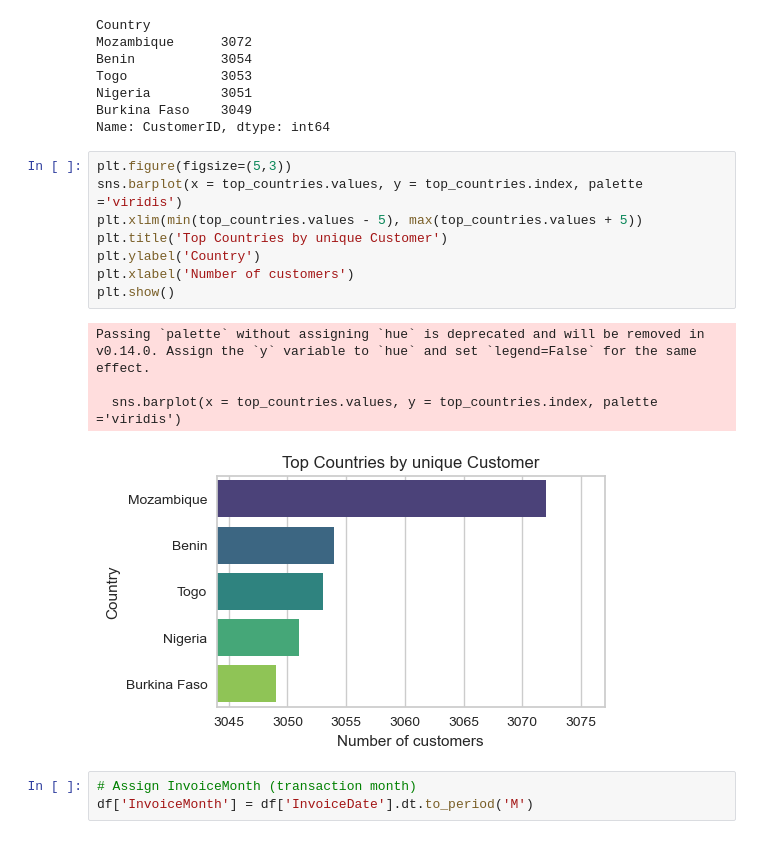
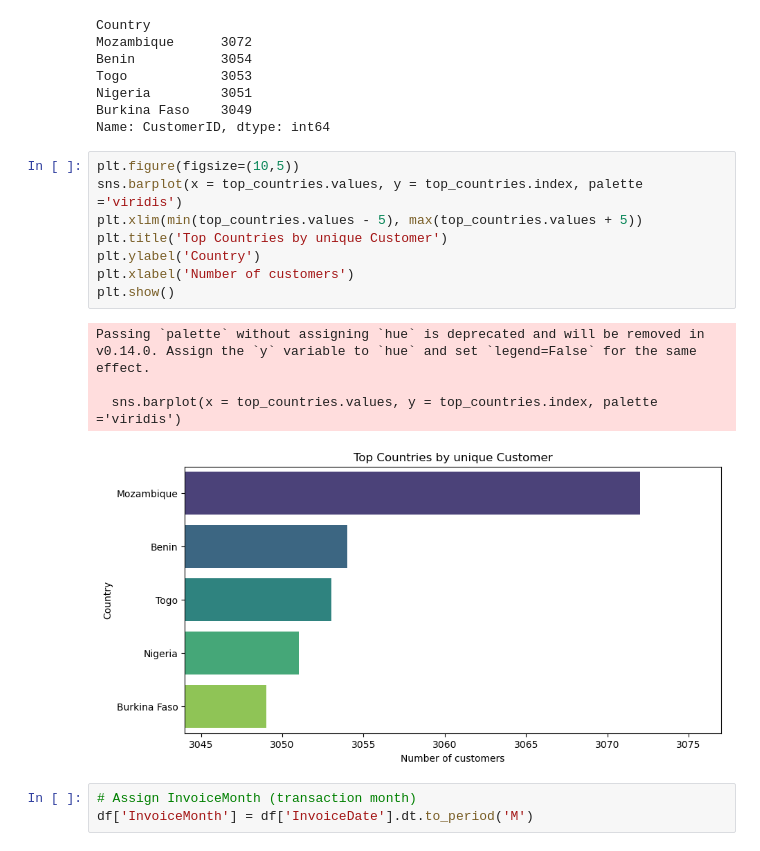
Before and after one commit to Guchi-tech/E-Shop-Pro-Cohort-Analysis-, a Jupyter notebook: cohort_analysis.ipynb, the cells around one changed output. Saved outputs shown, nothing was run; the diff lists cells and outputs as text.

```diff
--- a/cohort_analysis.ipynb
+++ b/cohort_analysis.ipynb
@@ -160,18 +160,18 @@ Nigeria         3051
 Burkina Faso    3049
 Name: CustomerID, dtype: int64
 # %%
-plt.figure(figsize=(5,3))
+plt.figure(figsize=(10,5))
 sns.barplot(x = top_countries.values, y = top_countries.index, palette ='viridis')
 plt.xlim(min(top_countries.values - 5), max(top_countries.values + 5))
 plt.title('Top Countries by unique Customer')
 plt.ylabel('Country')
 plt.xlabel('Number of customers')
 plt.show()
 # %% [output]
 Passing `palette` without assigning `hue` is deprecated and will be removed in v0.14.0. Assign the `y` variable to `hue` and set `legend=False` for the same effect.
 
   sns.barplot(x = top_countries.values, y = top_countries.index, palette ='viridis')
-[figure, old version]
+[figure, new version]
 # %%
 # Assign InvoiceMonth (transaction month)
 df['InvoiceMonth'] = df['InvoiceDate'].dt.to_period('M')
```
Also changed, not shown: parts of 10 cells of this notebook.
